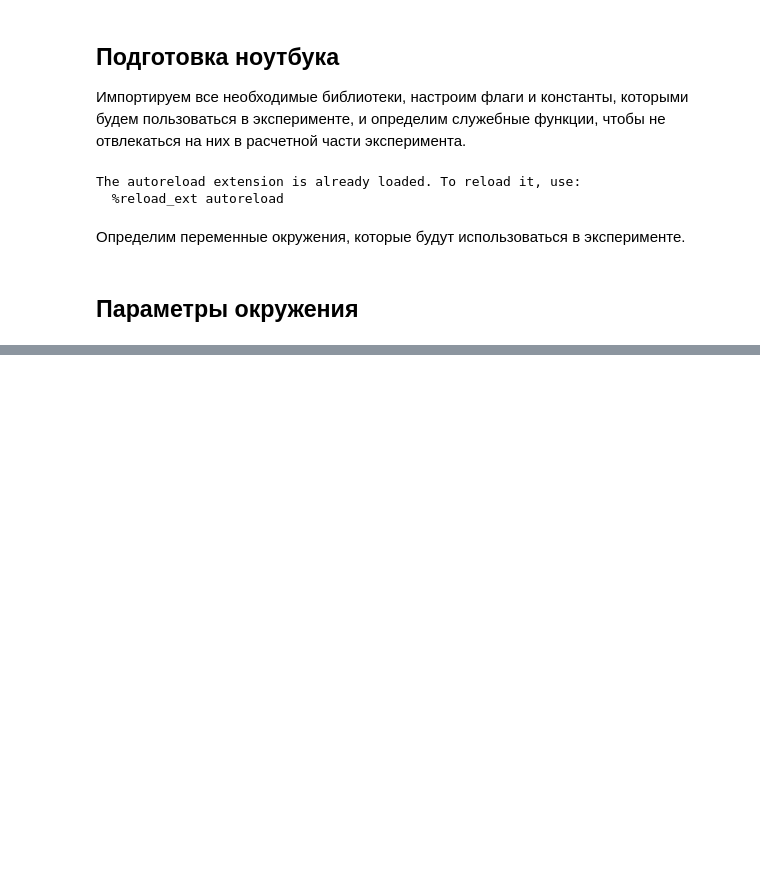
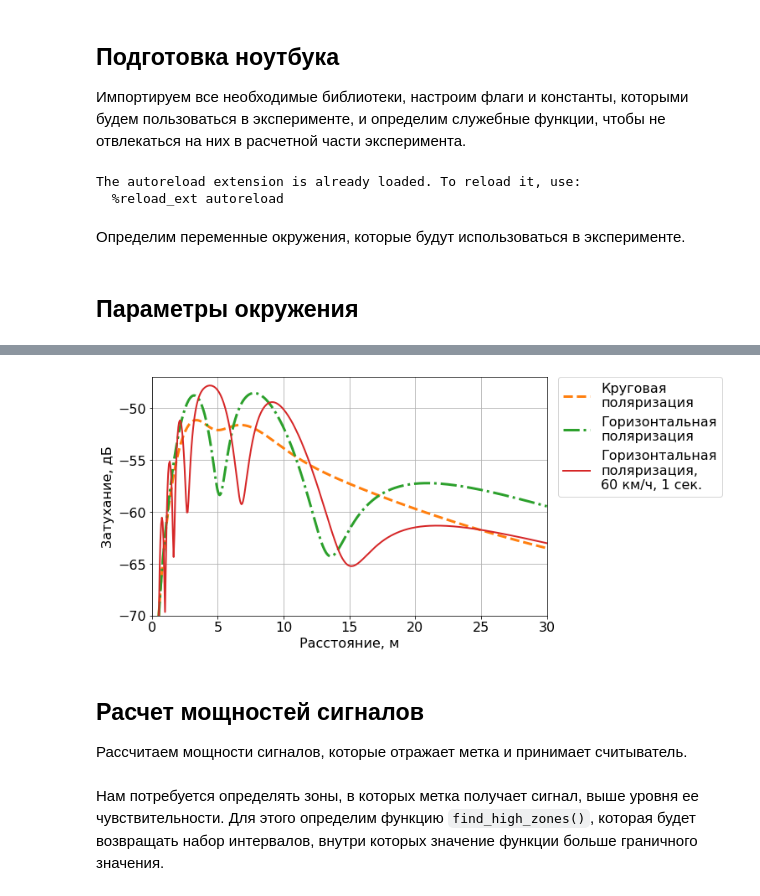
Before and after one commit to kruglov-mipt/diplom, a Jupyter notebook: experiments/Channel.ipynb, the cells around one changed output, grey strips where cells are left out. Cells and saved outputs as stored; diff of their text form; code cells hidden in the pictures; blank space fills up the shorter version.

```diff
--- a/experiments/Channel.ipynb
+++ b/experiments/Channel.ipynb
@@ -86,0 +106,8 @@ RP = pyradise.dipole_rp
+# %%
+def deg2rad(a: float) -> float:
+    """Перевести угол из градусов в радианы."""
+    return a / 180.0 * np.pi
+
+def kmph2mps(x: float) -> float:
+    """Перевести км/ч в м/с"""
+    return x * 5 / 18
@@ -86,0 +116,10 @@ RP = pyradise.dipole_rp
+# %%
+IMAGE_BASE_DIR = "images"  # Здесь будут храниться все построенные изображения
+
+def savefig(out: Union[str, Sequence[str]] = ()):
+    if out:
+        if isinstance(out, str):
+            out = (out,)
+        for file_name in out:
+            file_path = os.path.join(IMAGE_BASE_DIR, file_name)
+            plt.savefig(file_path, bbox_inches="tight")
@@ -86,0 +272,35 @@ RP = pyradise.dipole_rp
+# %%
+def plot_pathloss_with_doppler(out: Union[str, Sequence[str]] = ()) -> None:
+    ox = np.linspace(0.4, 30, 500)
+
+    yc = [get_pathloss(x, CIRCULAR_POLARIZATION) for x in ox]
+    yh = [get_pathloss(x, HORIZONTAL_POLARIZATION) for x in ox]
+    yh60 = [get_pathloss(x, HORIZONTAL_POLARIZATION, v=kmph2mps(60), t=1)
+            for x in ox]
+
+    fig, ax = plt.subplots(figsize=(8, 5), nrows=1, ncols=1)
+
+    ax.set_xlabel("Расстояние, м")
+    ax.set_ylabel("Затухание, дБ")
+    ax.plot(ox, yc, label="Круговая\nполяризация",
+            linestyle='--', linewidth=3, color='C1')
+    ax.plot(ox, yh, label="Горизонтальная\nполяризация",
+            linestyle='-.', linewidth=3, color='C2')
+    ax.plot(ox, yh60, label="Горизонтальная\nполяризация,\n60 км/ч, 1 сек.",
+            linestyle='-', linewidth=2, color='C3')
+    ax.set_xlim((0, ox[-1]))
+    ax.set_ylim((-70, -47))
+    ax.grid()
+    fig.legend(*ax.get_legend_handles_labels(),
+               loc='center right', bbox_to_anchor=(1.33, 0.755))
+    plt.tight_layout()
+
+    savefig(out)
+
+plot_pathloss_with_doppler(("pathloss_3.png", "pathloss_3.pdf"))
+# %% [output]
+[figure, added]
+# %% [markdown]
+## Расчет мощностей сигналов
+
+Рассчитаем мощности сигналов, которые отражает метка и принимает считыватель.
@@ -86,0 +326,5 @@ RP = pyradise.dipole_rp
+# %% [markdown]
+Нам потребуется определять зоны, в которых метка получает сигнал,
+выше уровня ее чувствительности. Для этого определим функцию `find_high_zones()`,
+которая будет возвращать набор интервалов, внутри которых значение функции больше
+граничного значения.
```
Also changed, not shown: parts of 27 cells of this notebook, 16 other files.
